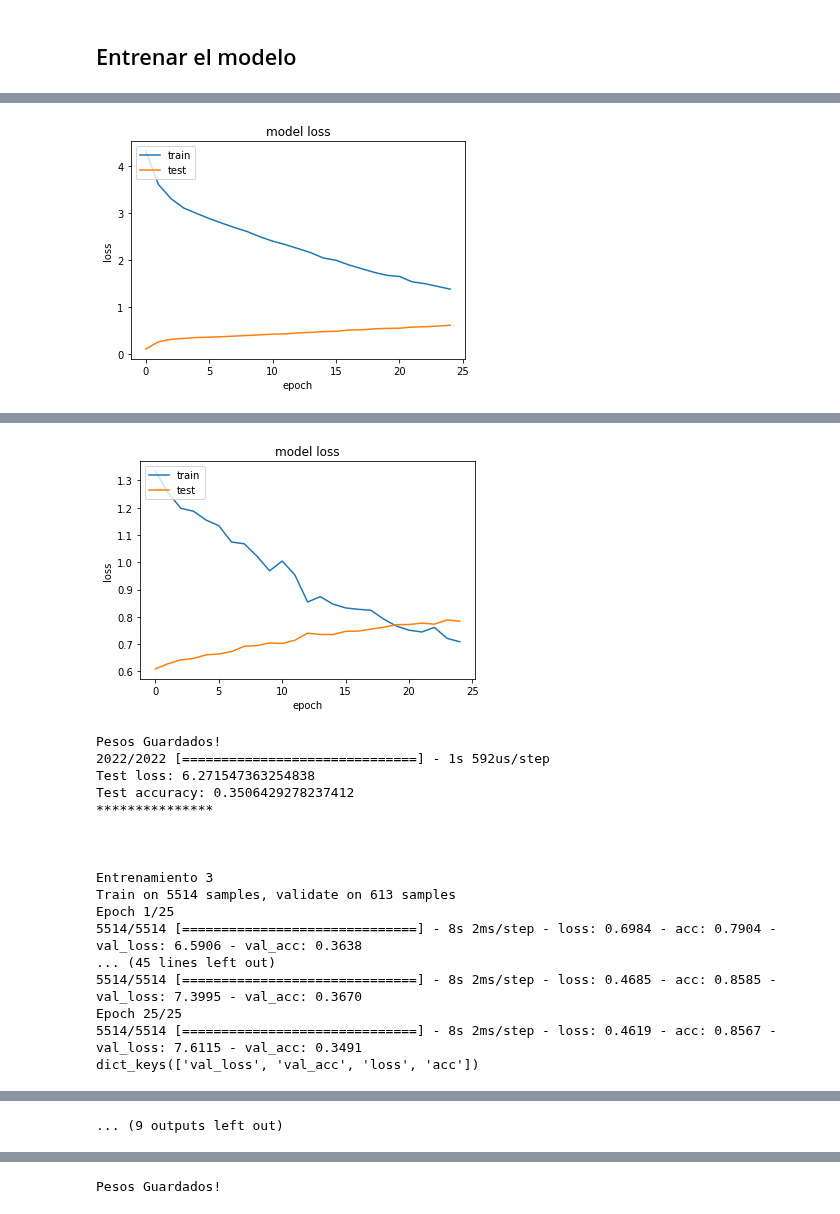
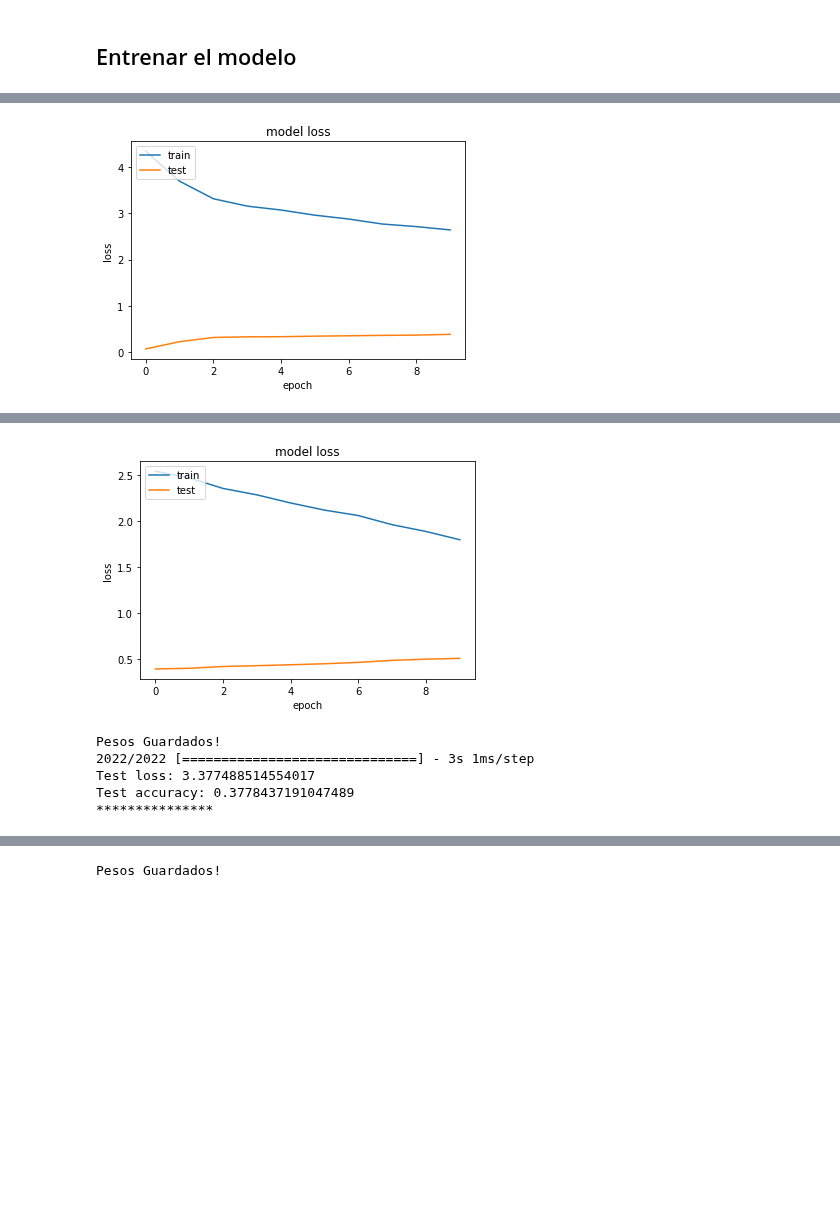
Before and after one commit to wisrovi/RedesNeuronales, a Jupyter notebook: 07MAIR-WilliamSteveRodriguezVillamizar.ipynb, the cells around one changed output, grey strips where cells are left out. Saved outputs shown, nothing was run; the diff lists cells and outputs as text; code cells hidden in the pictures; blank space fills up the shorter version.

```diff
--- a/07MAIR-WilliamSteveRodriguezVillamizar.ipynb
+++ b/07MAIR-WilliamSteveRodriguezVillamizar.ipynb
@@ -261,10 +267,10 @@ True
 #Entreno el modelo
 
 #Al final de cada entrenamiento guardo los mejores pesos
-numeroEntrenamientos = 10
+numeroEntrenamientos = 2
 
 #ciclos en los cuales evaluo los datos de entrenamiento para hallar los mejores pesos
-numeroEpocas = 25
+numeroEpocas = 10
 
 for i in range(numeroEntrenamientos):
     print()
@@ -306,3 +312,3 @@ Epoch 25/25
 dict_keys(['val_loss', 'val_acc', 'loss', 'acc'])
-[figure, old version]
+[figure, new version]
 Pesos Guardados!
@@ -324,19 +330,7 @@ Epoch 25/25
 dict_keys(['val_loss', 'val_acc', 'loss', 'acc'])
-[figure, old version]
+[figure, new version]
 Pesos Guardados!
-2022/2022 [==============================] - 1s 592us/step
-Test loss: 6.271547363254838
-Test accuracy: 0.3506429278237412
+2022/2022 [==============================] - 3s 1ms/step
+Test loss: 3.377488514554017
+Test accuracy: 0.3778437191047489
 ***************
-
-
-
-Entrenamiento 3
-Train on 5514 samples, validate on 613 samples
-Epoch 1/25
-5514/5514 [==============================] - 8s 2ms/step - loss: 0.6984 - acc: 0.7904 - val_loss: 6.5906 - val_acc: 0.3638
-... (45 lines left out)
-5514/5514 [==============================] - 8s 2ms/step - loss: 0.4685 - acc: 0.8585 - val_loss: 7.3995 - val_acc: 0.3670
-Epoch 25/25
-5514/5514 [==============================] - 8s 2ms/step - loss: 0.4619 - acc: 0.8567 - val_loss: 7.6115 - val_acc: 0.3491
-dict_keys(['val_loss', 'val_acc', 'loss', 'acc'])
@@ -398,4 +337,3 @@ dict_keys(['val_loss', 'val_acc', 'loss', 'acc'])
-... (9 outputs left out)
 # %%
 #valido el modelo
 test_eval = new_model.evaluate(X_test, y_test, verbose=1)
```
Also changed, not shown: parts of 5 cells of this notebook.
